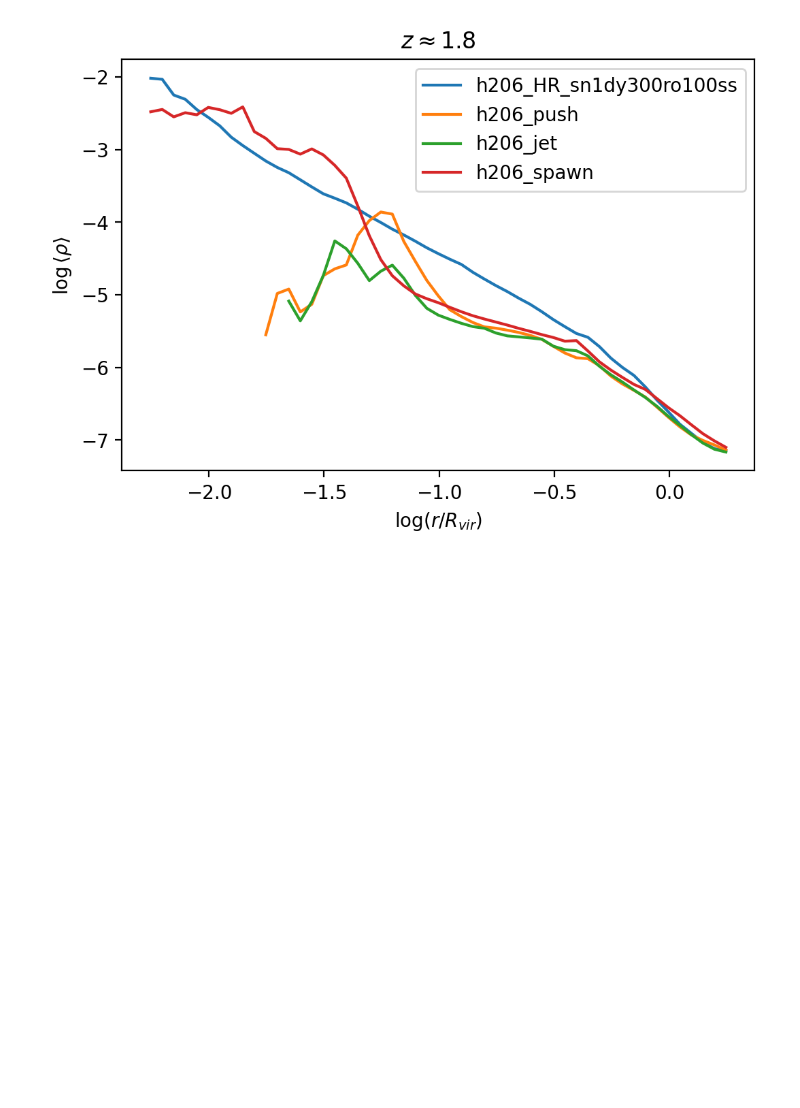
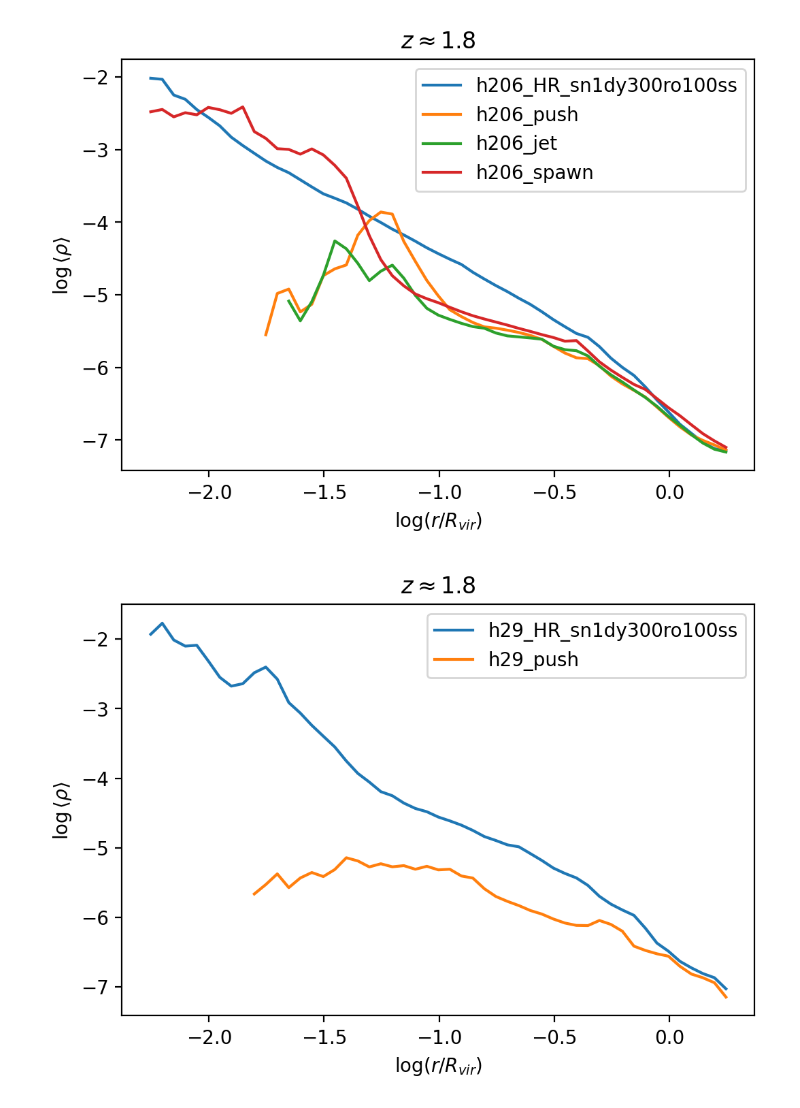
Before and after one commit to isulta/massive-halos, a Jupyter notebook: allprofiles.ipynb, the cells around one changed output. Drawn from its saved outputs; the diff is of its cells as text; code cells hidden in the pictures; blank space fills up the shorter version.

```diff
--- a/allprofiles.ipynb
+++ b/allprofiles.ipynb
@@ -139,3 +155,18 @@ plt.title(r'$z \approx 1.8$')
 # plt.savefig('Figures/rhoprofile_h206_z_1_8.png')
 # %% [output]
 [figure]
+# %%
+plt.figure(dpi=200)
+for sim in all_profiles_m13_z_1_8.keys():
+    if 'h29' not in sim:
+        continue
+    rmid, rhoavgbins = all_profiles_m13_z_1_8[sim]['rmid'], all_profiles_m13_z_1_8[sim]['rhoavgbins']
+    plt.plot(np.log10(rmid), np.log10(rhoavgbins), label=sim)
+
+plt.xlabel(r'$\log (r/R_{vir})$')
+plt.ylabel(r'$\log \left<\rho \right>$')
+plt.legend()
+plt.title(r'$z \approx 1.8$')
+# plt.savefig('Figures/rhoprofile_h29_z_1_8.png')
+# %% [output]
+[figure, added]
```
Also changed, not shown: parts of 2 cells of this notebook, 2 other files.
